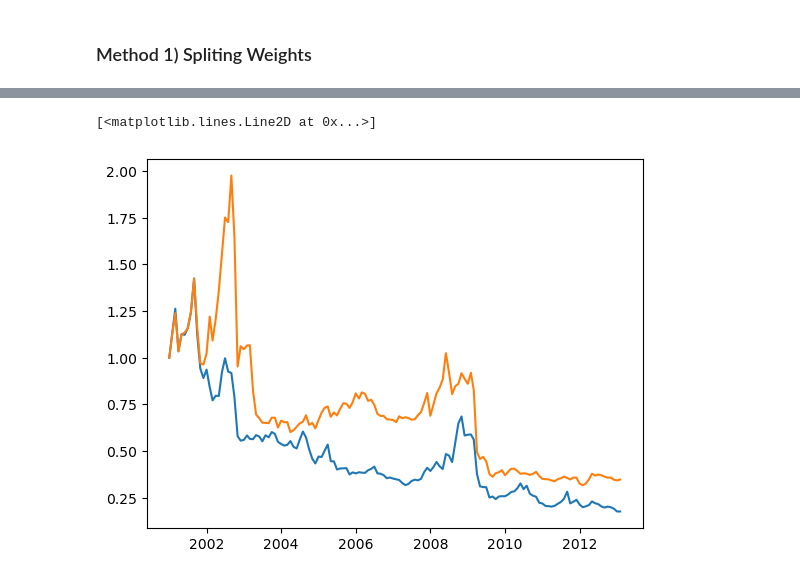
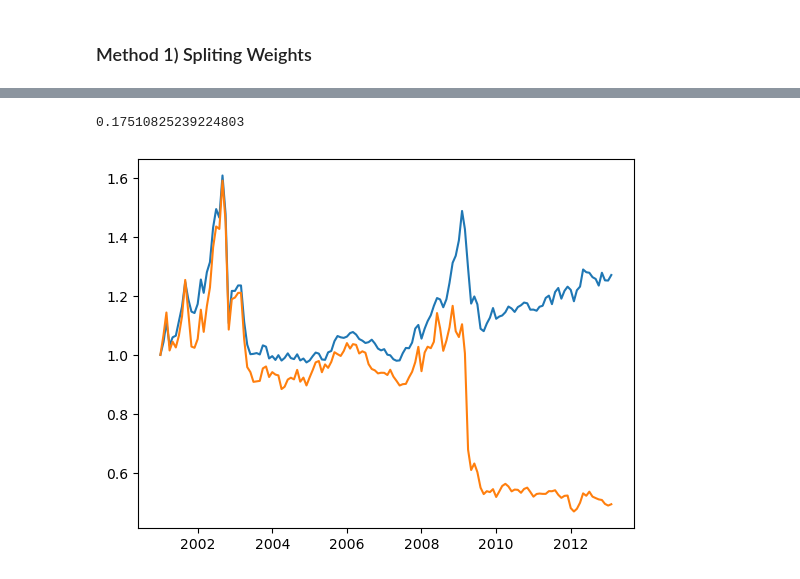
Before and after one commit to Toby3220/EF-5058-HFS, a Jupyter notebook: Group Project/main.ipynb, the cells around one changed output, grey strips where cells are left out. Drawn from its saved outputs; the diff is of its cells as text; code cells hidden in the pictures.

```diff
--- a/Group Project/main.ipynb
+++ b/Group Project/main.ipynb
@@ -87,0 +126,7 @@ out_dict = cb.dict_transfer(df_dict,["ret","VAL","MOM","MOM-A","SUP","ERG","CAP"
+# %%
+
+
+# size factor
+df_dict["CAP"] = df_dict["mcap"]
+
+out_dict = cb.dict_transfer(df_dict,["ret","VAL","MOM","MOM-A","SUP","ERG","CAP","EST","ETG","ABR"])
@@ -259,7 +325,7 @@ val = data.get("VAL")
 
 mom.fillna(0,inplace = True)
 val.fillna(0,inplace = True)
-cuttoff = 0.5
+cuttoff = 0.6
 
 fmb = 0.6
 fvb = 0.4
@@ -268,6 +334,10 @@ fcb = 0.1
 fmp = 0.75
 fvp = 0.25
 fcp = 1
+
+# fmn = -1
+# fvn = -0.5
+# fcn = -0.25
 
 fmn = 0.825
 fvn = 0.125
@@ -281,8 +351,7 @@ ejustc = fmb*mom + fvb*val + fcb
 ejustc[sup>=cuttoff] = fmp*mom[sup>=cuttoff] + fvp*val[sup>=cuttoff] + fcp
 
 # neg
-# cuttoff = 0.5
-
+cuttoff = 0.6
 ejustc[sup<= -cuttoff] = fmn*mom[sup<= -cuttoff] + fvn*val[sup<= -cuttoff] + fcn
 
 data.append("EJC",ejustc)
@@ -290,7 +359,7 @@ data.append("EJC",ejustc)
 
 
 port_ejc = data.to_port("EJC", tmbool_train)
-port_ejc.gen_weights_from_score(0.1)
+port_ejc.gen_weights_from_score(0.3)
 ejc_ret, ejc_cret= port_ejc.get_port_ret( port_ejc.lsw, bps=10)
 
 # lejc_ret, lejc_cret= port_ejc.get_port_ret(port_ejc.sw,bps=10)
@@ -299,5 +368,5 @@ plt.plot(ejc_cret)
 plt.plot(momval_cret)
 # plt.plot(mom_cret)
 # plt.plot(lejc_cret)
-cb.infomation_ratio(ejc_cret,momval_cret)
+cb.infomation_ratio(ejc_ret,momval_ret)
 # %% [output]
@@ -308,52 +474,50 @@ cb.infomation_ratio(ejc_cret,momval_cret)
 # %%
 try:
-    data.data_dict.pop("EJC2")
+    data.data_dict.pop("EJC3")
 except:
     pass
 
-sup = data.get("ABR").copy()
+sup = data.get("SUP").copy()
 mom = data.get("MOM").copy()
 val = data.get("VAL").copy()
-abr = data.get("ABR").copy()
 
 mom.fillna(0,inplace = True)
 val.fillna(0,inplace = True)
-cuttoff = 0.4
+cuttoff = 0.6
 
-fmb = 0.6
-fvb = 0.4
-fcb = 0.1
+fmb = res_base.params[0]
+fvb = res_base.params[1]
+fcb = res_base.params[2]
 
-fmp = 1
-fvp = 0
-fcp = 0.5
+fmp = res_pos.params[0]
+fvp = res_pos.params[1]
+fcp = res_pos.params[2]
 
-fmn = 0 # 0.09
-fvn = -1 # 0.91
-fcn = -1 # -1
+fmn = res_neg.params[0]
+fvn = res_neg.params[1]
+fcn = res_neg.params[2]
 
 # basecase
-ejustc2 = fmb*mom + fvb*val + fcb
+ejustc3 = fmb*mom + fvb*val + fcb
 
 # positive
-ejustc2[sup>=cuttoff] = fmp*(abr[sup>=cuttoff]) + fvp*val[sup>=cuttoff] + fcp
+ejustc3[sup>=cuttoff] = fmp*mom[sup>=cuttoff] + fvp*val[sup>=cuttoff] + fcp
 
 # neg
-cuttoff = 0.6
 
-ejustc2[sup<= -cuttoff] = fmn*abr[sup<= -cuttoff] + fvn*val[sup<= -cuttoff] + fcn
+ejustc3[sup<= -cuttoff] = fmn*mom[sup<= -cuttoff] + fvn*val[sup<= -cuttoff] + fcn
 
-data.append("EJC2",ejustc2)
-
-port_ejc2 = data.to_port("EJC2", tmbool_train)
-port_ejc2.gen_weights_from_score(0.1)
-ejc_ret2, ejc_cret2= port_ejc2.get_port_ret(port_ejc2.lsw,bps=10)
+data.append("EJC3",ejustc3)
+port_ejc3 = data.to_port("EJC3", tmbool_train)
+port_ejc3.gen_weights_from_score(0.3)
+ejc_ret3, ejc_cret3= port_ejc3.get_port_ret(port_ejc3.lsw,bps=10)
 
 # lejc_ret, lejc_cret= port_ejc.get_port_ret(port_ejc.sw,bps=10)
 
-plt.plot(ejc_cret2)
+plt.plot(ejc_cret3)
 plt.plot(ejc_cret)
 # plt.plot(mom_cret)
+cb.infomation_ratio(ejc_ret3,momval_ret)
 # %% [output]
-[<matplotlib.lines.Line2D at 0x...>]
+0.17510825239224803
-[figure, old version]
+[figure, new version]
```
Also changed, not shown: parts of 39 cells of this notebook, 1 other file.
